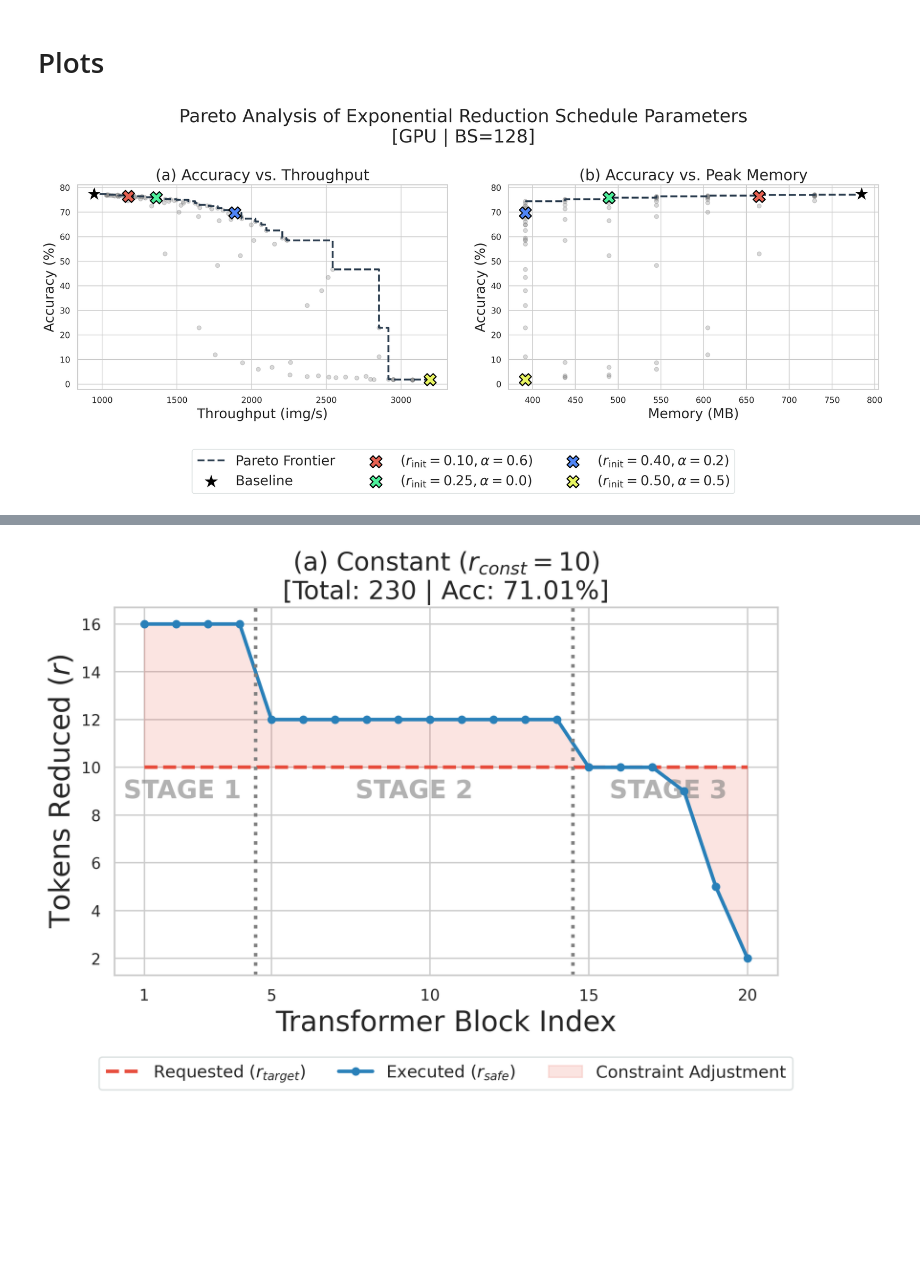
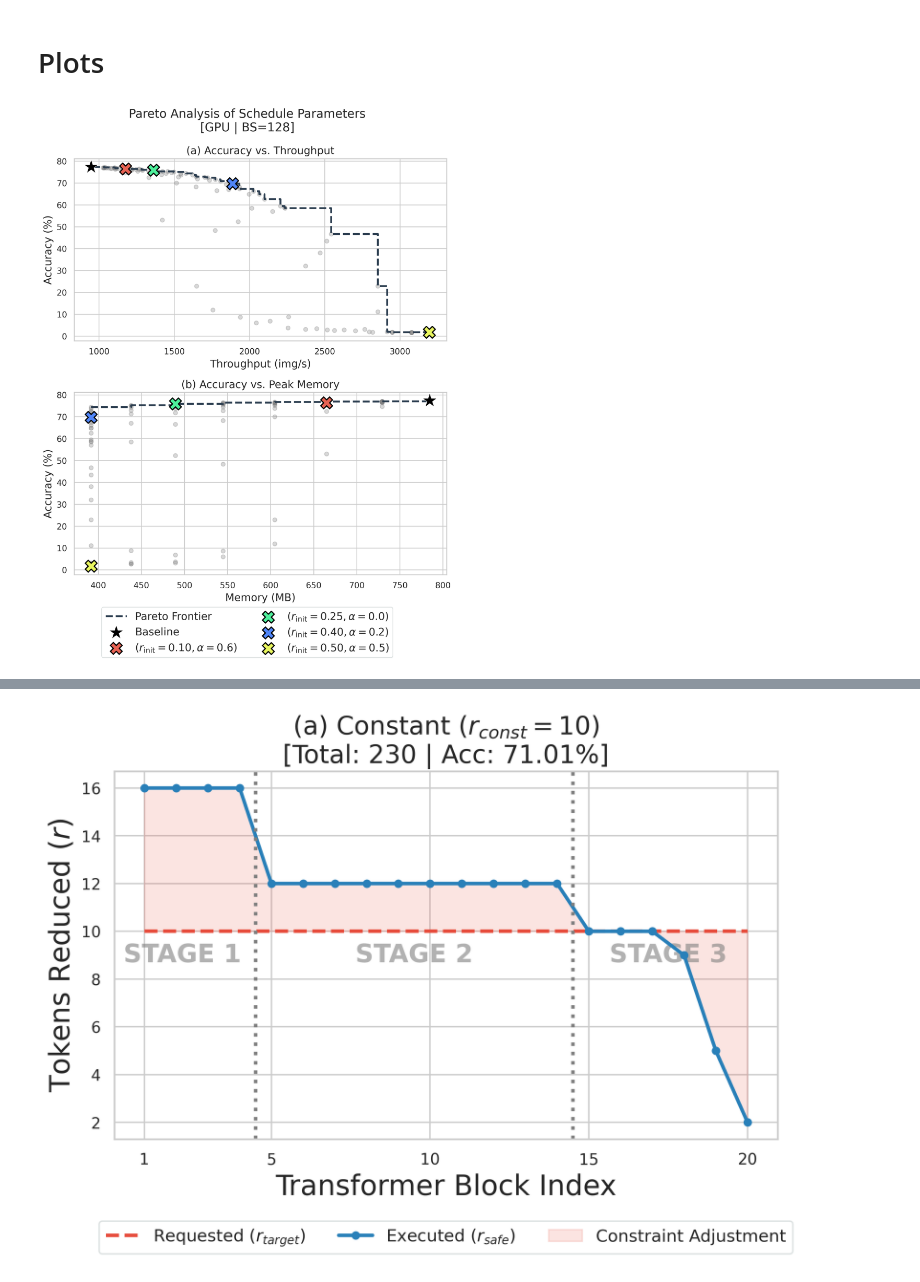
Before and after one commit to junseokm/sret-tome, a Jupyter notebook: plots.ipynb, the cells around one changed output, grey strips where cells are left out. Saved outputs shown, nothing was run; the diff lists cells and outputs as text; code cells hidden in the pictures; blank space fills up the shorter version.

Commit message:
Update plots

```diff
--- a/plots.ipynb
+++ b/plots.ipynb
@@ -52,15 +52,15 @@ targets = [
 
 sns.set_theme(style="whitegrid", palette="muted")
 plt.rcParams.update({
-    'font.size': 18,
-    'axes.labelsize': 18,
-    'axes.titlesize': 20,
-    'legend.fontsize': 16,
+    'font.size': 14,
+    'axes.labelsize': 14,
+    'axes.titlesize': 14,
+    'legend.fontsize': 14,
     'figure.dpi': 300,
     'lines.linewidth': 2.5
 })
 
-fig, axs = plt.subplots(1, 2, figsize=(16, 7))
+fig, axs = plt.subplots(2, 1, figsize=(8, 10))
 
 plot_configs = [
     {
@@ -82,37 +82,37 @@ plot_configs = [
 for cfg in plot_configs:
     ax = cfg['ax']
     Xs, Ys = merged[cfg['x_col']].values, merged['accuracy'].values
     pX, pY = get_pareto_frontier(Xs, Ys, maxX=cfg['maxX'], maxY=True)
 
     ax.scatter(Xs, Ys, color='gray', alpha=0.3, s=30, zorder=1)
 
     ax.step(pX, pY, where='pre' if cfg['maxX'] else 'post', color='#2c3e50', linestyle='--', zorder=2, label='Pareto Frontier')
 
     ax.scatter(baseline[cfg['x_col']], baseline['accuracy'], color='black', marker='*', s=400, edgecolors='white', linewidths=0.5, label='Baseline', zorder=5)
 
     for t in targets:
         row = merged[(merged['initial_r'] == t['r']) & (merged['alpha'] == t['a'])]
         if not row.empty:
             ax.scatter(row.iloc[0][cfg['x_col']], row.iloc[0]['accuracy'], marker=t['marker'], color=t['color'], s=250, edgecolors='black', linewidths=1.5, zorder=10, label=t['name'])
 
     ax.set_title(cfg['title'])
     ax.set_xlabel(cfg['xlabel'])
     ax.set_ylabel('Accuracy (%)')
 
 handles, labels = axs[0].get_legend_handles_labels()
 unique_dict = dict(zip(labels, handles))
 unique_handles = list(unique_dict.values())
 unique_labels = list(unique_dict.keys())
 
-fig.legend(unique_handles, unique_labels, loc='lower center', bbox_to_anchor=(0.5, -0.05), ncol=3, fontsize=18, frameon=True, facecolor='white', edgecolor='#d5dbdb')
-fig.suptitle('Pareto Analysis of Exponential Reduction Schedule Parameters\n[GPU | BS=128]', fontsize=24)
-fig.tight_layout(rect=[0, 0.12, 1, 1], w_pad=2.0)
+fig.legend(unique_handles, unique_labels, loc='lower center', bbox_to_anchor=(0.5, -0.05), ncol=2, fontsize=14, frameon=True, facecolor='white', edgecolor='#d5dbdb')
+fig.suptitle('Pareto Analysis of Schedule Parameters\n[GPU | BS=128]', fontsize=16)
+fig.tight_layout(rect=[0, 0.04, 1, 1], h_pad=1.0)
 fig.savefig('plots/pareto_frontier.pdf', bbox_inches='tight')
 fig.savefig('plots/pareto_frontier.png', bbox_inches='tight')
 plt.show()
 plt.close(fig)
 # %% [output]
-[figure, old version]
+[figure, new version]
 # %%
 import matplotlib.pyplot as plt
 import seaborn as sns
```
Also changed, not shown: parts of 3 cells of this notebook, 8 other files.
